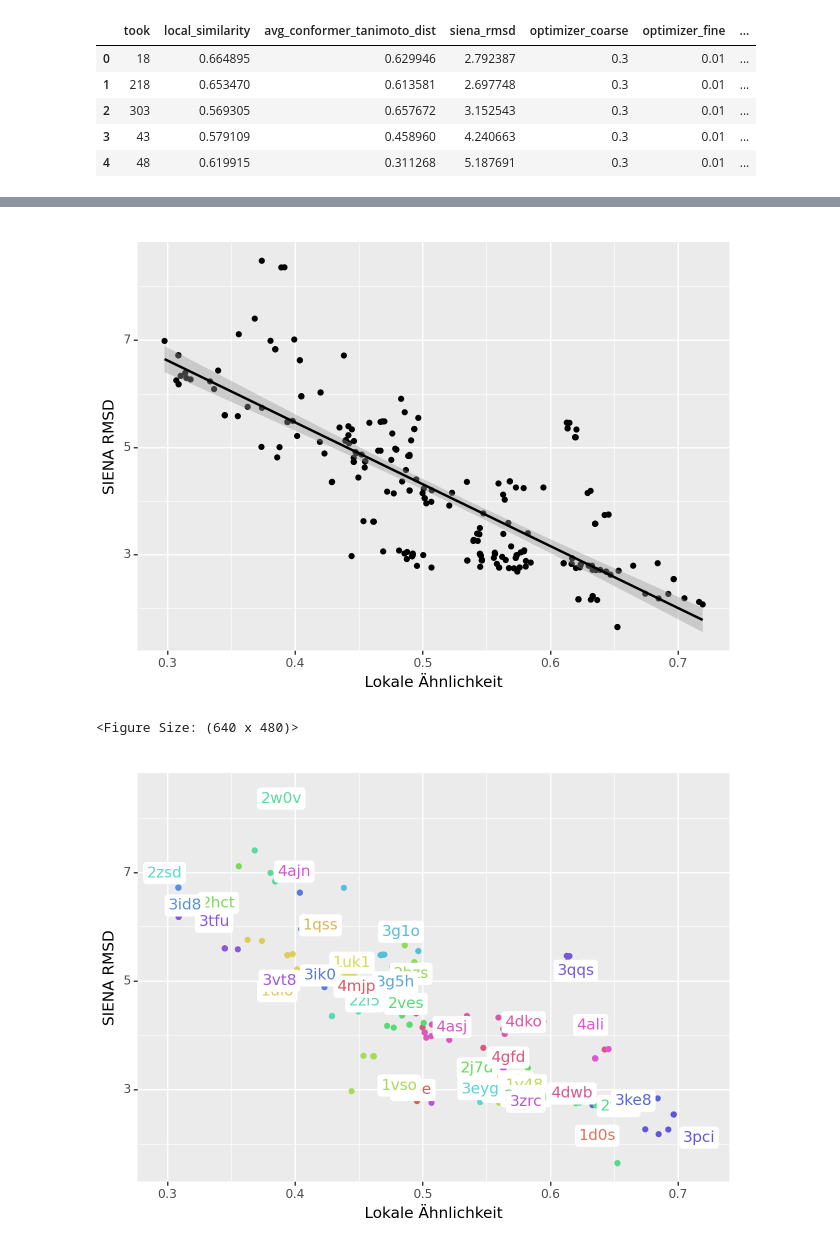
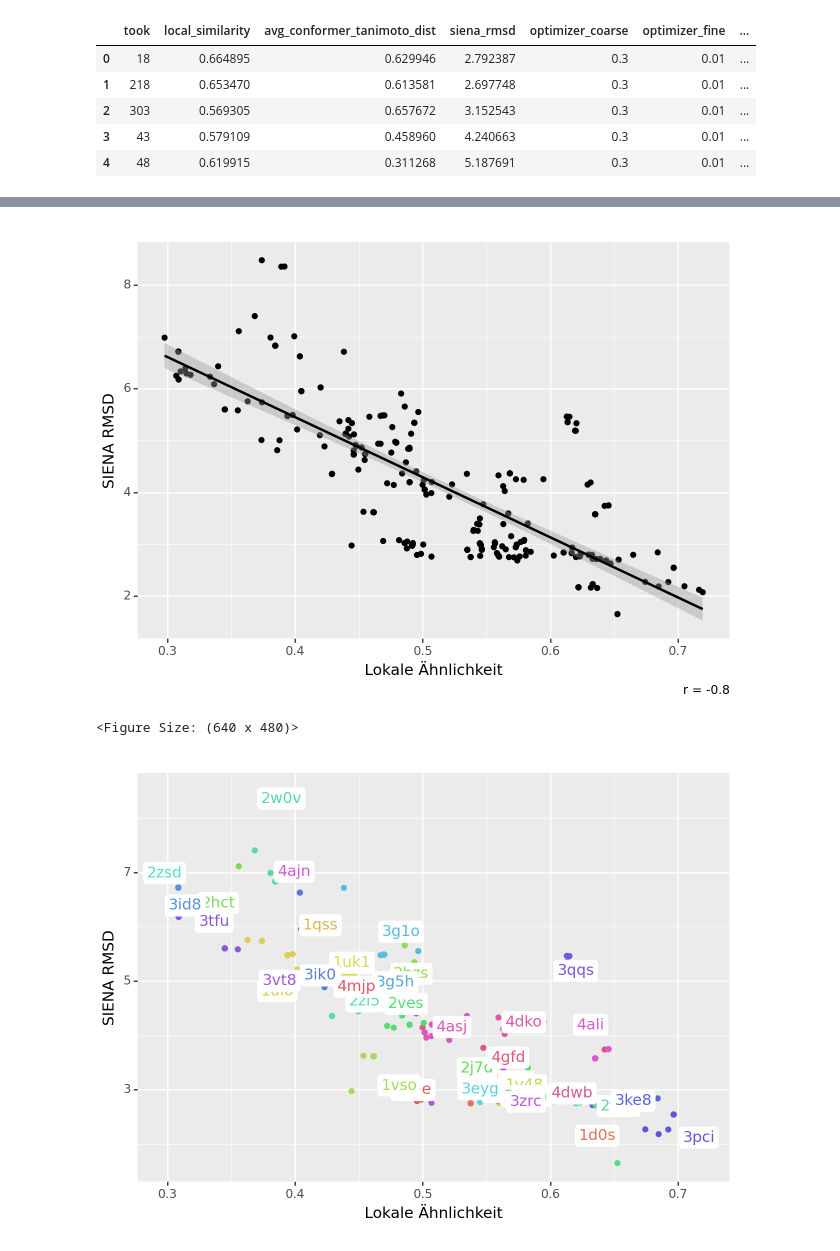
Before and after one commit to ciw-project-2023/nbse-analysis, a Jupyter notebook: nbse_analysis/plots.ipynb, the cells around one changed output, grey strips where cells are left out. Drawn from its saved outputs; the diff is of its cells as text; code cells hidden in the pictures.

```diff
--- a/nbse_analysis/plots.ipynb
+++ b/nbse_analysis/plots.ipynb
@@ -211,11 +243,11 @@ corr_options['var2'] = corr_options['var2'].map(lookup_de_name)
 # %%
 (ggplot(data=data, mapping=aes(x='local_similarity', y='siena_rmsd'))
  + geom_point()
  + geom_smooth(method='lm')
- + labs(x=lookup_de_name('local_similarity'), y=lookup_de_name('siena_rmsd'))
+ + labs(x=lookup_de_name('local_similarity'), y=lookup_de_name('siena_rmsd'), caption='r = -0.8')
  )
 # %% [output]
-[figure, old version]
+[figure, new version]
 <Figure Size: (640 x 480)>
 # %%
 (ggplot(data=data,
```
Also changed, not shown: parts of 17 cells of this notebook, 2 other files.
